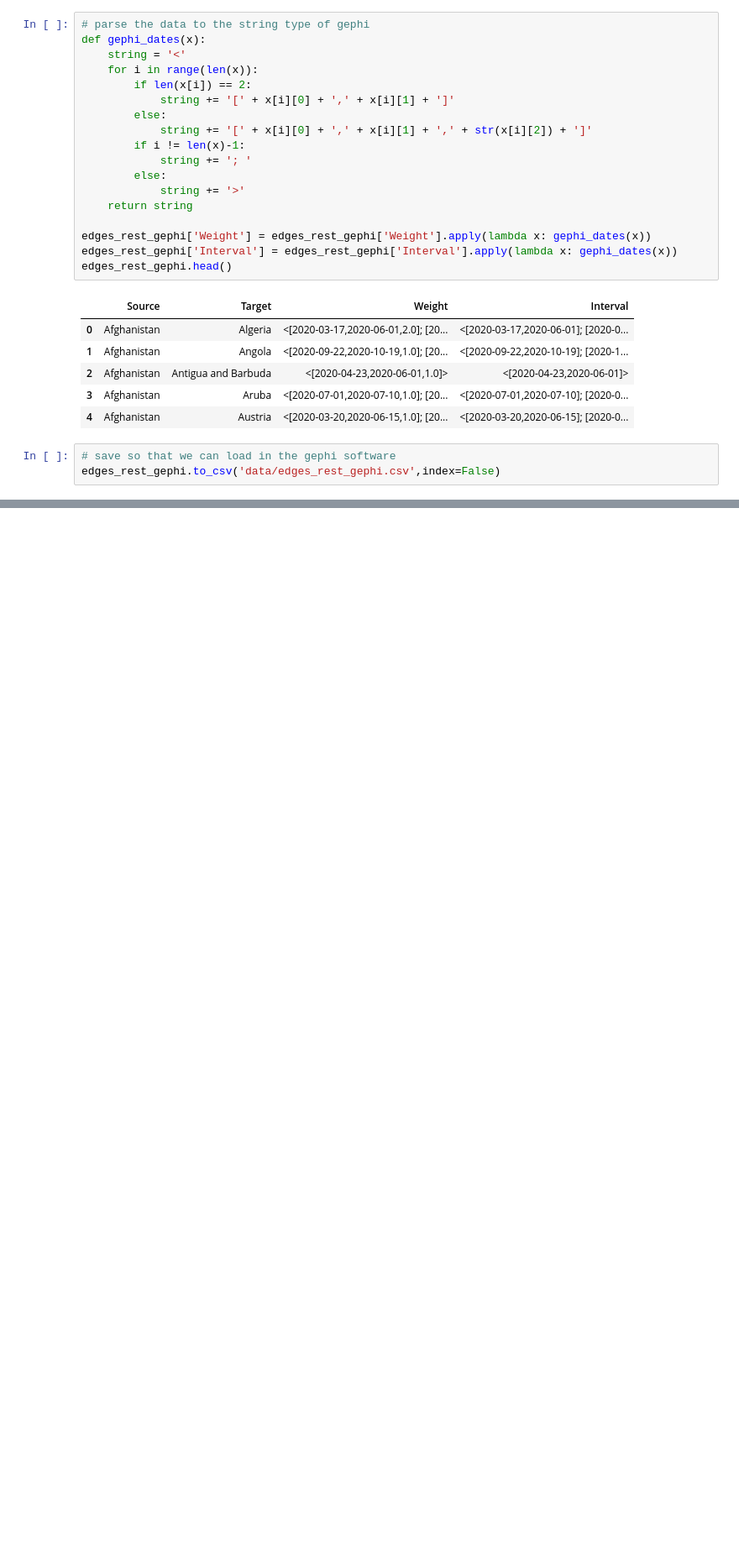
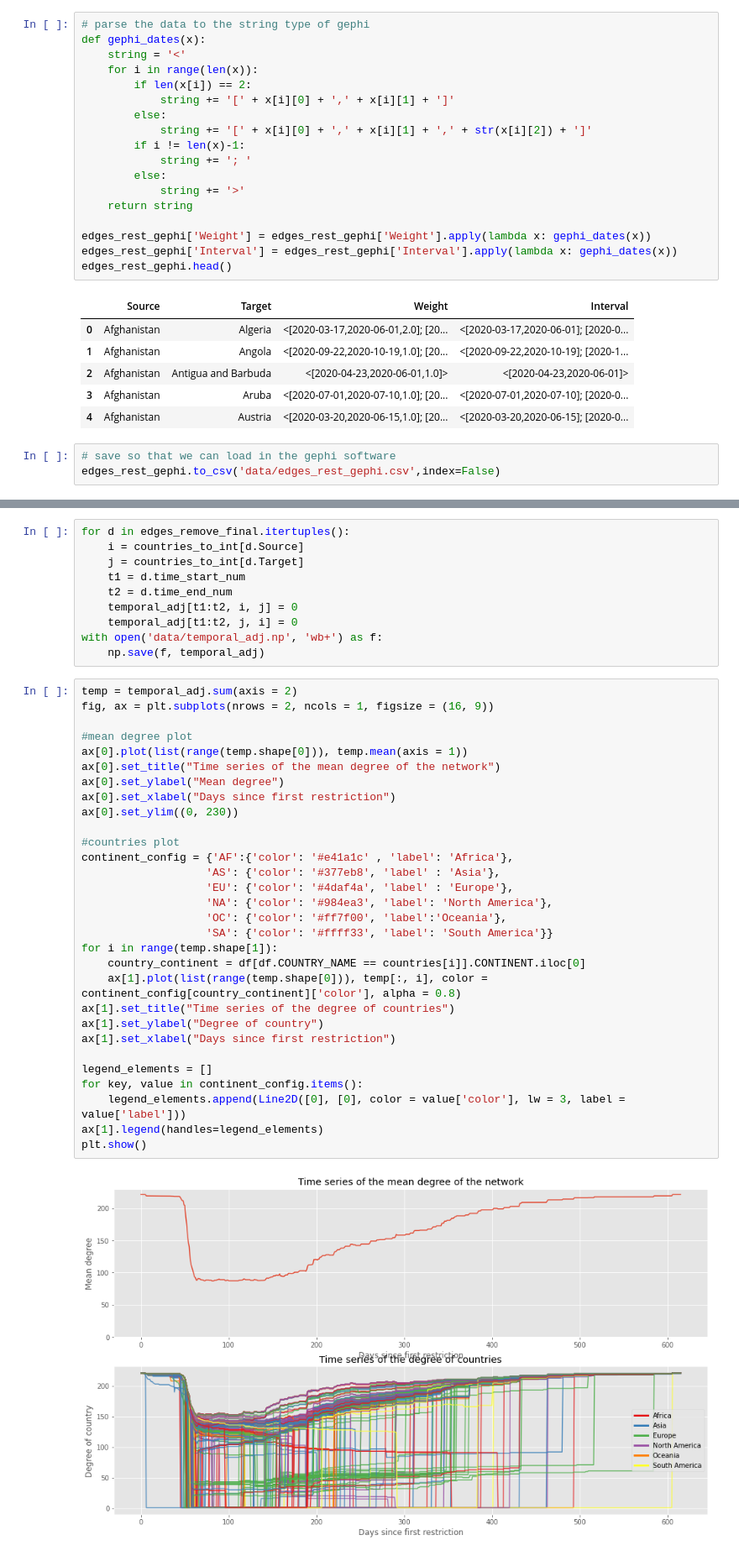
Before and after one commit to GiovaniValdrighi/covid-travels-network, a Jupyter notebook: preprocessing.ipynb, the cells around one changed output, grey strips where cells are left out. Shown at 84% size. Drawn from its saved outputs; the diff is of its cells as text; blank space fills up the shorter version.

```diff
--- a/preprocessing.ipynb
+++ b/preprocessing.ipynb
@@ -409,0 +446,42 @@ edges_rest_gephi.to_csv('data/edges_rest_gephi.csv',index=False)
+# %%
+for d in edges_remove_final.itertuples():
+    i = countries_to_int[d.Source]
+    j = countries_to_int[d.Target]
+    t1 = d.time_start_num
+    t2 = d.time_end_num
+    temporal_adj[t1:t2, i, j] = 0
+    temporal_adj[t1:t2, j, i] = 0
+with open('data/temporal_adj.np', 'wb+') as f:
+    np.save(f, temporal_adj)
+# %%
+temp = temporal_adj.sum(axis = 2)
+fig, ax = plt.subplots(nrows = 2, ncols = 1, figsize = (16, 9))
+
+#mean degree plot
+ax[0].plot(list(range(temp.shape[0])), temp.mean(axis = 1))
+ax[0].set_title("Time series of the mean degree of the network")
+ax[0].set_ylabel("Mean degree")
+ax[0].set_xlabel("Days since first restriction")
+ax[0].set_ylim((0, 230))
+
+#countries plot
+continent_config = {'AF':{'color': '#e41a1c' , 'label': 'Africa'},
+                   'AS': {'color': '#377eb8', 'label' : 'Asia'},
+                   'EU': {'color': '#4daf4a', 'label' : 'Europe'},
+                   'NA': {'color': '#984ea3', 'label': 'North America'},
+                   'OC': {'color': '#ff7f00', 'label':'Oceania'},
+                   'SA': {'color': '#ffff33', 'label': 'South America'}}
+for i in range(temp.shape[1]):
+    country_continent = df[df.COUNTRY_NAME == countries[i]].CONTINENT.iloc[0]
+    ax[1].plot(list(range(temp.shape[0])), temp[:, i], color = continent_config[country_continent]['color'], alpha = 0.8)
+ax[1].set_title("Time series of the degree of countries")
+ax[1].set_ylabel("Degree of country")
+ax[1].set_xlabel("Days since first restriction")
+
+legend_elements = []
+for key, value in continent_config.items():
+    legend_elements.append(Line2D([0], [0], color = value['color'], lw = 3, label = value['label']))
+ax[1].legend(handles=legend_elements)
+plt.show()
+# %% [output]
+[figure, added]
```
Also changed, not shown: parts of 15 cells of this notebook.
